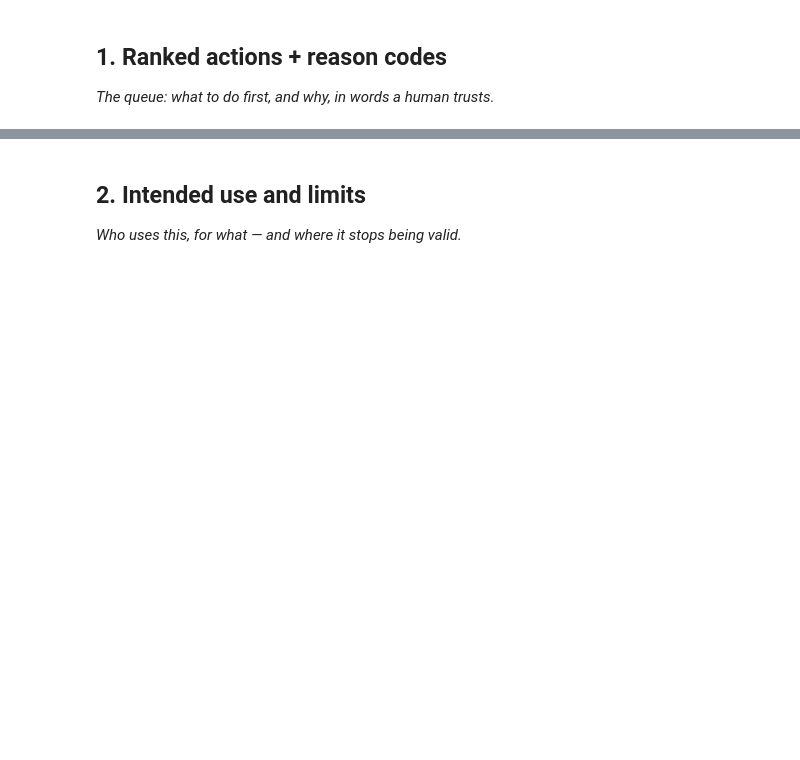
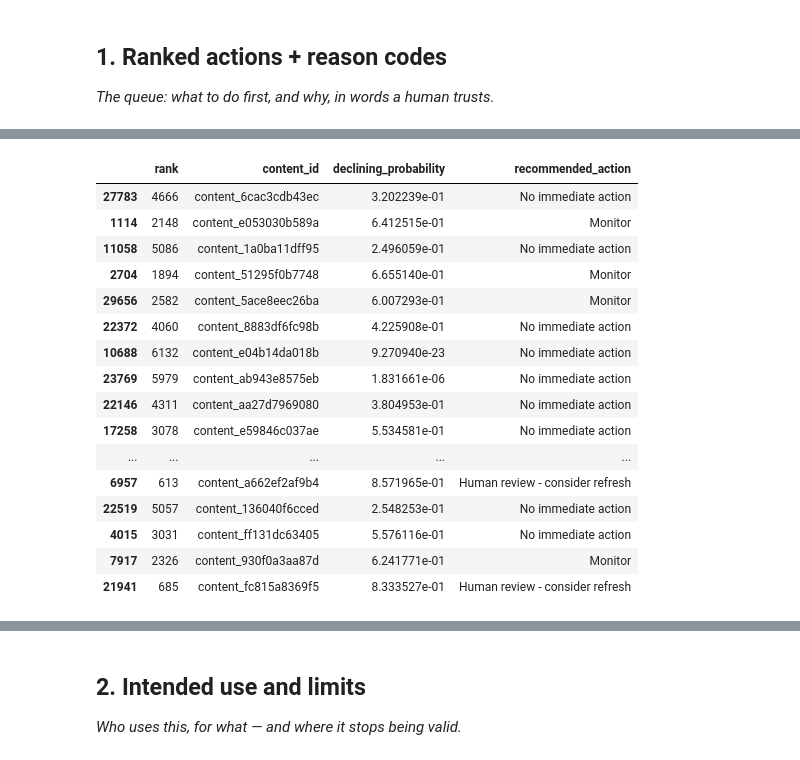
Before and after one commit to jenilrupareliya5150-bit/FlyRankAi-ml-Track, a Jupyter notebook: work/notebooks/w07_action_playbook.ipynb, the cells around one changed output, grey strips where cells are left out. Saved outputs shown, nothing was run; the diff lists cells and outputs as text; code cells hidden in the pictures; blank space fills up the shorter version.

```diff
--- a/work/notebooks/w07_action_playbook.ipynb
+++ b/work/notebooks/w07_action_playbook.ipynb
@@ -15,0 +222,43 @@ This skeleton is yours to fill. Work the sections **in order** — each one has
+# %%
+def assign_action(probability):
+    if probability >= 0.80:
+        return "Human review - consider refresh"
+    elif probability >= 0.60:
+        return "Monitor"
+    else:
+        return "No immediate action"
+
+
+ranked_queue["recommended_action"] = (
+    ranked_queue["declining_probability"]
+    .apply(assign_action)
+)
+
+display(
+    ranked_queue[
+        [
+            "rank",
+            "content_id",
+            "declining_probability",
+            "recommended_action"
+        ]
+    ].sample(20)
+)
+# %% [output]
+|  | rank | content_id | declining_probability | recommended_action |
+| 27783 | 4666 | content_6cac3cdb43ec | 3.202239e-01 | No immediate action |
+| 1114 | 2148 | content_e053030b589a | 6.412515e-01 | Monitor |
+| 11058 | 5086 | content_1a0ba11dff95 | 2.496059e-01 | No immediate action |
+| 2704 | 1894 | content_51295f0b7748 | 6.655140e-01 | Monitor |
+| 29656 | 2582 | content_5ace8eec26ba | 6.007293e-01 | Monitor |
+| 22372 | 4060 | content_8883df6fc98b | 4.225908e-01 | No immediate action |
+| 10688 | 6132 | content_e04b14da018b | 9.270940e-23 | No immediate action |
+| 23769 | 5979 | content_ab943e8575eb | 1.831661e-06 | No immediate action |
+| 22146 | 4311 | content_aa27d7969080 | 3.804953e-01 | No immediate action |
+| 17258 | 3078 | content_e59846c037ae | 5.534581e-01 | No immediate action |
+| ... | ... | ... | ... | ... |
+| 6957 | 613 | content_a662ef2af9b4 | 8.571965e-01 | Human review - consider refresh |
+| 22519 | 5057 | content_136040f6cced | 2.548253e-01 | No immediate action |
+| 4015 | 3031 | content_ff131dc63405 | 5.576116e-01 | No immediate action |
+| 7917 | 2326 | content_930f0a3aa87d | 6.241771e-01 | Monitor |
+| 21941 | 685 | content_fc815a8369f5 | 8.333527e-01 | Human review - consider refresh |
```
Also changed, not shown: parts of 23 cells of this notebook.
